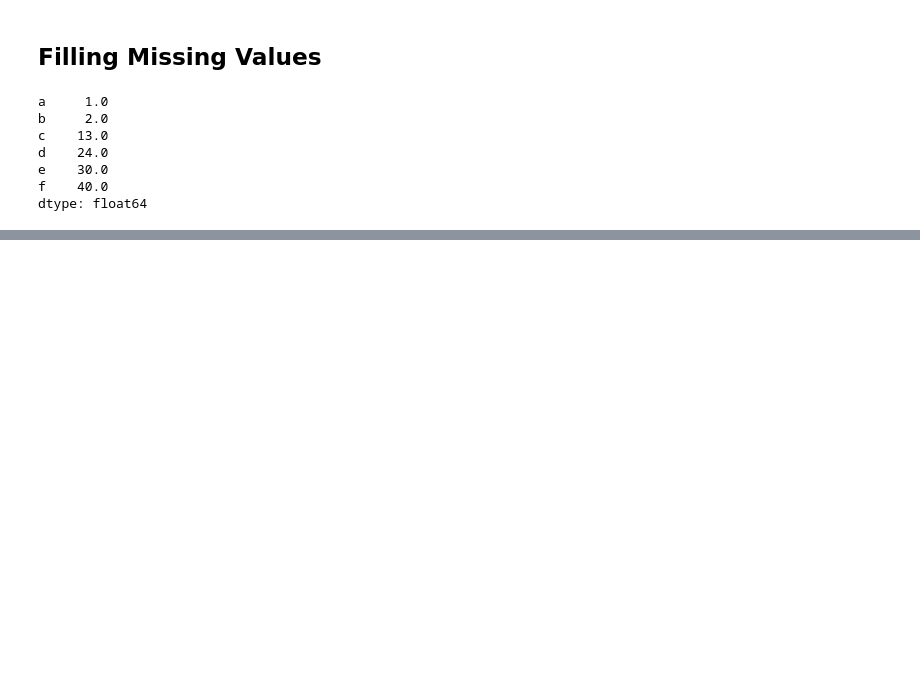
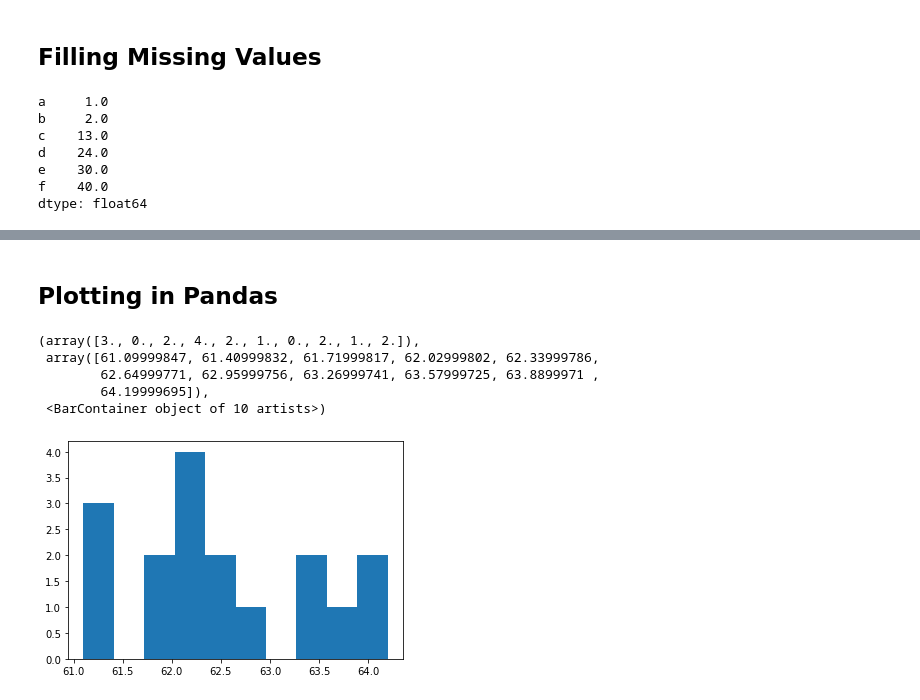
Before and after one commit to shoptsc/Data_Analysis, a Jupyter notebook: lesson_2/Lesson 2.ipynb, the cells around one changed output, grey strips where cells are left out. Cells and saved outputs as stored; diff of their text form; code cells hidden in the pictures; blank space fills up the shorter version.

Commit message:
updated analysis using two dimension numpy and pandas

```diff
--- a/lesson_2/Lesson 2.ipynb
+++ b/lesson_2/Lesson 2.ipynb
@@ -447,0 +532,24 @@ dtype: float64
+# %% [markdown]
+## Plotting in Pandas
+# %%
+import matplotlib.pyplot as plt
+import seaborn as sns
+
+# The following code reads all the Gapminder data into Pandas DataFrames. You'll
+# learn about DataFrames next lesson.
+
+path = '/datasets/ud170/gapminder/'
+employment = pd.read_csv('employment_above_15.csv', index_col='Country')
+female_completion = pd.read_csv( 'female_completion_rate.csv', index_col='Country')
+male_completion = pd.read_csv('male_completion_rate.csv', index_col='Country')
+life_expectancy = pd.read_csv('life_expectancy.csv', index_col='Country')
+gdp = pd.read_csv('gdp_per_capita.csv', index_col='Country')
+
+# The following code creates a Pandas Series for each variable for the United States.
+# You can change the string 'United States' to a country of your choice.
+
+employment_us = employment.loc['United States']
+female_completion_us = female_completion.loc['United States']
+male_completion_us = male_completion.loc['United States']
+life_expectancy_us = life_expectancy.loc['United States']
+gdp_us = gdp.loc['United States']
@@ -447,0 +563,9 @@ dtype: float64
+# %%
+plt.hist(employment_us)
+# %% [output]
+(array([3., 0., 2., 4., 2., 1., 0., 2., 1., 2.]),
+ array([61.09999847, 61.40999832, 61.71999817, 62.02999802, 62.33999786,
+        62.64999771, 62.95999756, 63.26999741, 63.57999725, 63.8899971 ,
+        64.19999695]),
+ <BarContainer object of 10 artists>)
+[figure, added]
```
Also changed, not shown: parts of 10 cells of this notebook, 5 other files.
